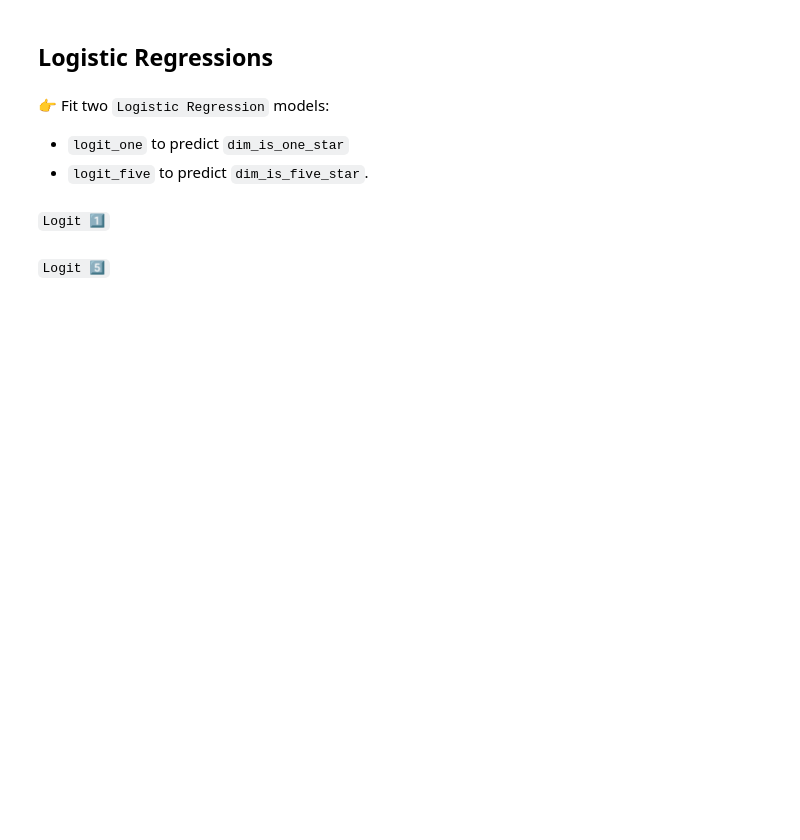
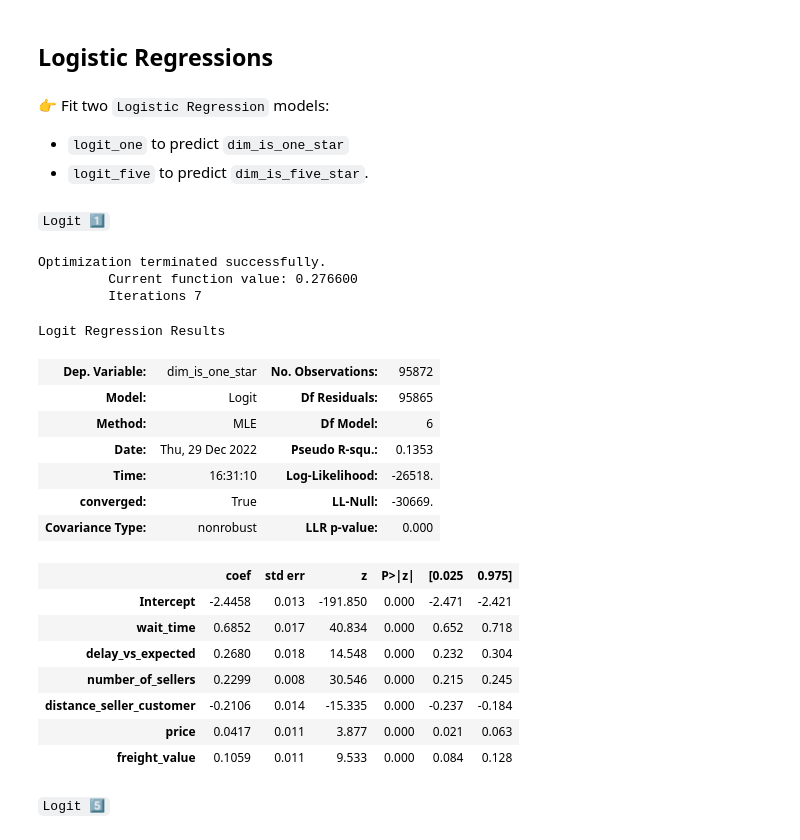
Before and after one commit to multiyumz/data-science-challenges, a Jupyter notebook: data-logit/logit.ipynb, the cells around one changed output. Cells and saved outputs as stored; diff of their text form; code cells hidden in the pictures; blank space fills up the shorter version.

```diff
--- a/data-logit/logit.ipynb
+++ b/data-logit/logit.ipynb
@@ -94,2 +120,25 @@ vif_data[]
+# %%
+logit_1 = smf.logit(formula='dim_is_one_star ~'+ ' + '.join(features), data=order_standardised).fit()
+logit_1.summary()
+# %% [output]
+Optimization terminated successfully.
+         Current function value: 0.276600
+         Iterations 7
+Logit Regression Results
+| Dep. Variable: | dim_is_one_star | No. Observations: | 95872 |
+| Model: | Logit | Df Residuals: | 95865 |
+| Method: | MLE | Df Model: | 6 |
+| Date: | Thu, 29 Dec 2022 | Pseudo R-squ.: | 0.1353 |
+| Time: | 16:31:10 | Log-Likelihood: | -26518. |
+| converged: | True | LL-Null: | -30669. |
+| Covariance Type: | nonrobust | LLR p-value: | 0.000 |
+|  | coef | std err | z | P>|z| | [0.025 | 0.975] |
+| Intercept | -2.4458 | 0.013 | -191.850 | 0.000 | -2.471 | -2.421 |
+| wait_time | 0.6852 | 0.017 | 40.834 | 0.000 | 0.652 | 0.718 |
+| delay_vs_expected | 0.2680 | 0.018 | 14.548 | 0.000 | 0.232 | 0.304 |
+| number_of_sellers | 0.2299 | 0.008 | 30.546 | 0.000 | 0.215 | 0.245 |
+| distance_seller_customer | -0.2106 | 0.014 | -15.335 | 0.000 | -0.237 | -0.184 |
+| price | 0.0417 | 0.011 | 3.877 | 0.000 | 0.021 | 0.063 |
+| freight_value | 0.1059 | 0.011 | 9.533 | 0.000 | 0.084 | 0.128 |
 # %% [markdown]
 `Logit 5️⃣`
```
Also changed, not shown: parts of 12 cells of this notebook, 1 other file.
